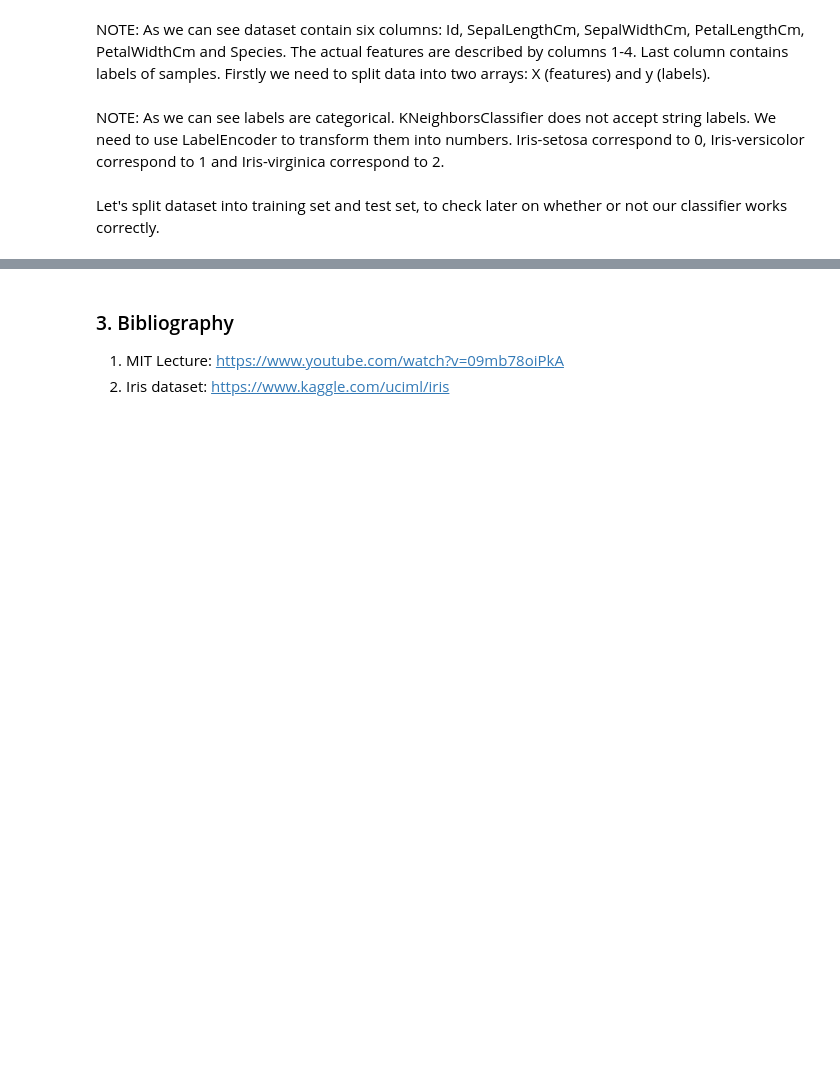
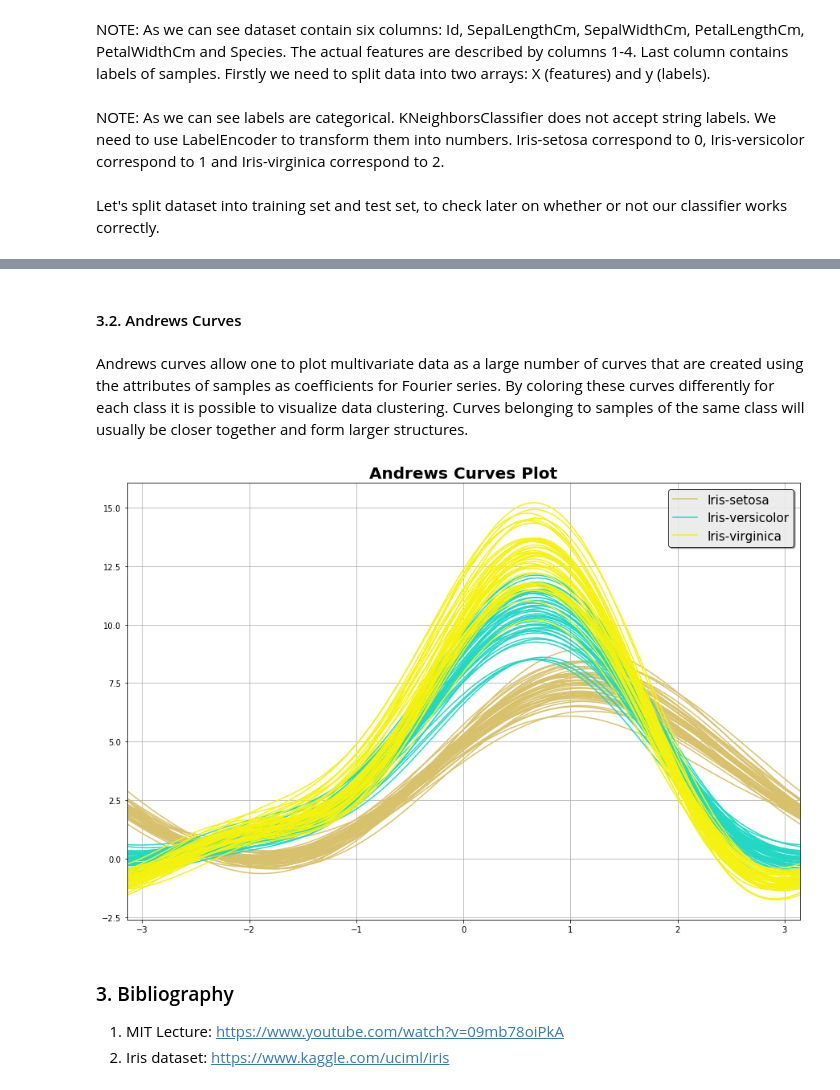
Before and after one commit to SkalskiP/ILearnMachineLearning.py, a Jupyter notebook: 03_Classification/01_K_Nearest_Neighbor/K_Nearest_Neighbor_IrisProject .ipynb, the cells around one changed output, grey strips where cells are left out. Drawn from its saved outputs; the diff is of its cells as text; code cells hidden in the pictures; blank space fills up the shorter version.

```diff
--- a/03_Classification/01_K_Nearest_Neighbor/K_Nearest_Neighbor_IrisProject .ipynb
+++ b/03_Classification/01_K_Nearest_Neighbor/K_Nearest_Neighbor_IrisProject .ipynb
@@ -83,3 +86,16 @@ array([[ 5.8,  2.8,  5.1,  2.4],
+# %% [markdown]
+#### 3.2. Andrews Curves
+# %% [markdown]
+Andrews curves allow one to plot multivariate data as a large number of curves that are created using the attributes of samples as coefficients for Fourier series. By coloring these curves differently for each class it is possible to visualize data clustering. Curves belonging to samples of the same class will usually be closer together and form larger structures.
+# %%
+from pandas.plotting import andrews_curves
+plt.figure(figsize=(15,10))
+andrews_curves(dataset.drop("Id", axis=1), "Species")
+plt.title('Andrews Curves Plot', fontsize=20, fontweight='bold')
+plt.legend(loc=1, prop={'size': 15}, frameon=True,shadow=True, facecolor="white", edgecolor="black")
+plt.show()
+# %% [output]
+[figure, added]
 # %% [markdown]
 ### 3. Bibliography
 
```
Also changed, not shown: parts of 7 cells of this notebook.
